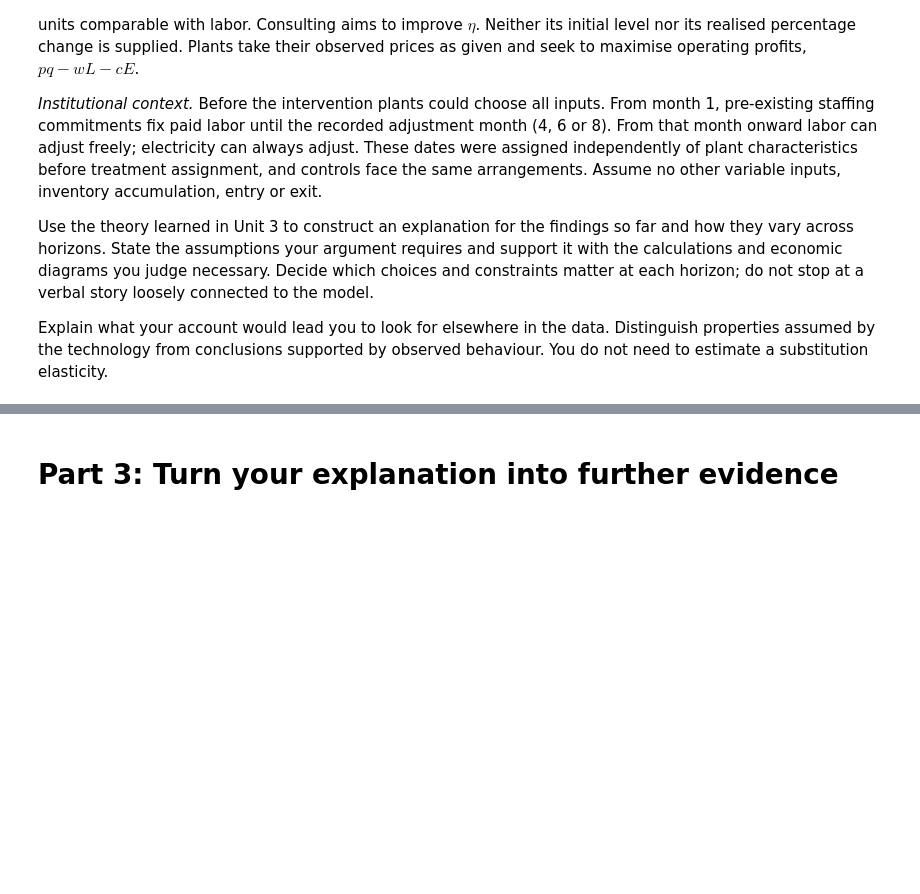
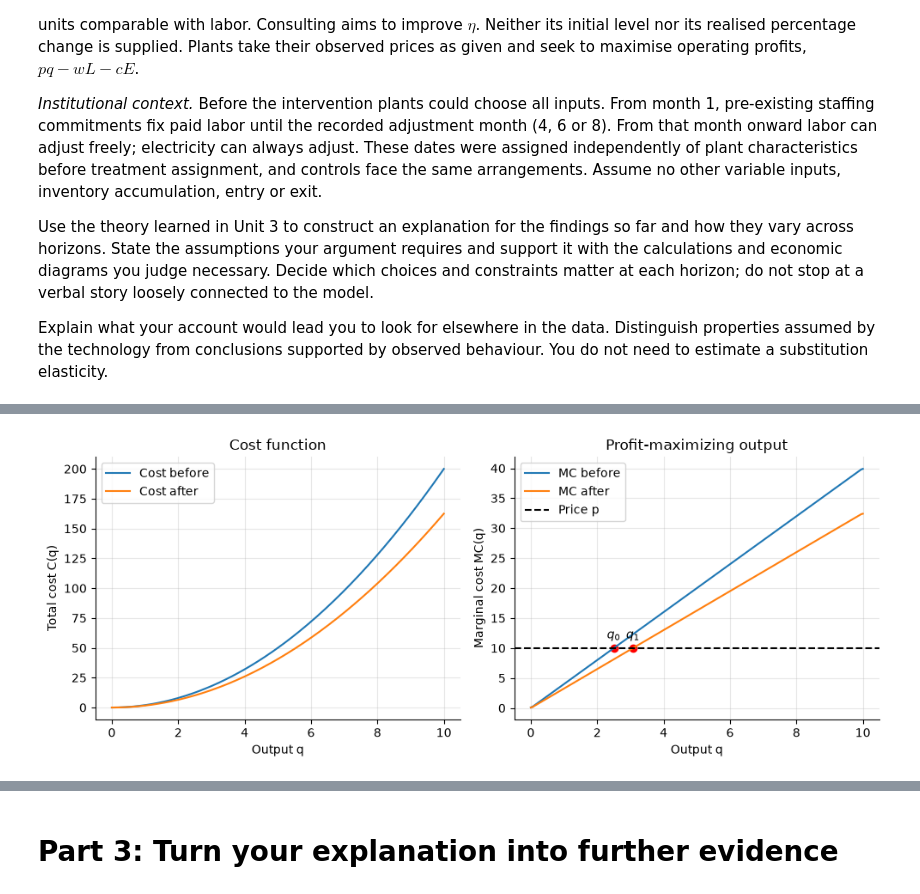
Before and after one commit to xave-markey/hw2_insurance_econ, a Jupyter notebook: assignment2_JL_V2.ipynb, the cells around one changed output, grey strips where cells are left out. Saved outputs shown, nothing was run; the diff lists cells and outputs as text; code cells hidden in the pictures; blank space fills up the shorter version.

Commit message:
Added items 4, 5, and a graph in 6 that might help.

```diff
--- a/assignment2_JL_V2.ipynb
+++ b/assignment2_JL_V2.ipynb
@@ -1244,0 +1433,35 @@ Explain what your account would lead you to look for elsewhere in the data. Dist
+# %%
+A, w, c, eta0, g, p = 2, 5, 3, 1, 2, 10
+eta1 = g * eta0
+q = np.linspace(0, 10, 200)
+
+C0 = q**2 / A**2 * (w + c/eta0)
+C1 = q**2 / A**2 * (w + c/eta1)
+MC0, MC1 = np.gradient(C0, q), np.gradient(C1, q)
+
+q0 = p * A**2 / (2 * (w + c/eta0))
+q1 = p * A**2 / (2 * (w + c/eta1))
+
+fig, ax = plt.subplots(1, 2, figsize=(10, 4))
+
+ax[0].plot(q, C0, label="Cost before")
+ax[0].plot(q, C1, label="Cost after")
+ax[0].set(xlabel="Output q", ylabel="Total cost C(q)", title="Cost function")
+ax[0].legend()
+
+ax[1].plot(q, MC0, label="MC before")
+ax[1].plot(q, MC1, label="MC after")
+ax[1].axhline(p, color="black", linestyle="--", label="Price p")
+ax[1].scatter([q0, q1], [p, p], color="red")
+ax[1].annotate("$q_0$", (q0, p), xytext=(0, 8),
+               textcoords="offset points", ha="center")
+ax[1].annotate("$q_1$", (q1, p), xytext=(0, 8),
+               textcoords="offset points", ha="center")
+ax[1].set(xlabel="Output q", ylabel="Marginal cost MC(q)",
+          title="Profit-maximizing output")
+ax[1].legend()
+
+plt.tight_layout()
+plt.show()
+# %% [output]
+[figure, added]
```
Also changed, not shown: parts of 23 cells of this notebook, 2 other files.
